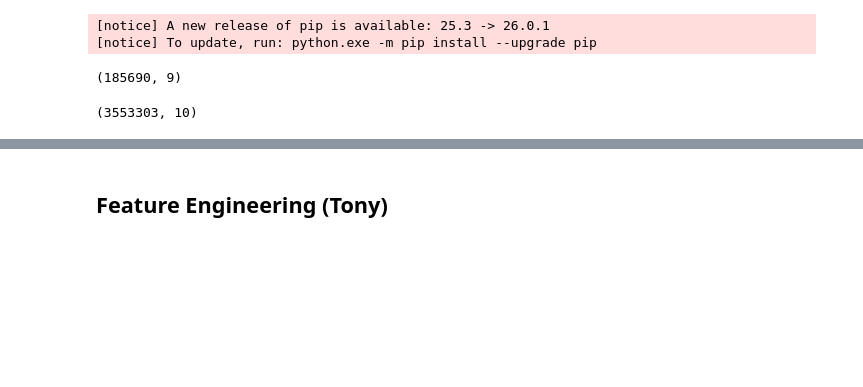
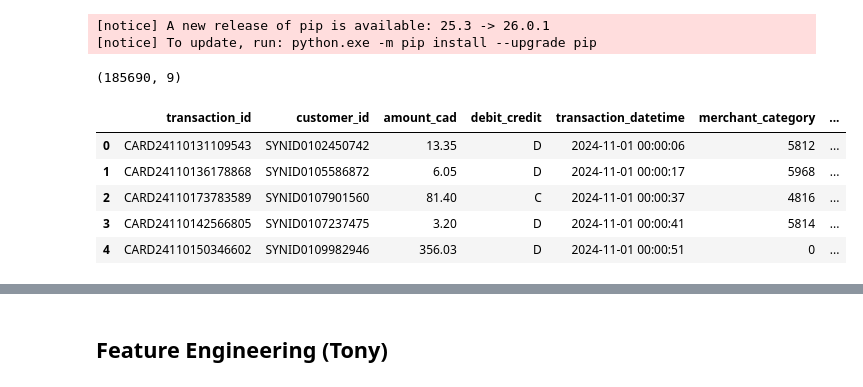
Before and after one commit to GuanlinTony/IMI_Case_Codes, a Jupyter notebook: Tony_FE.ipynb, the cells around one changed output, grey strips where cells are left out. Drawn from its saved outputs; the diff is of its cells as text; code cells hidden in the pictures; blank space fills up the shorter version.

```diff
--- a/Tony_FE.ipynb
+++ b/Tony_FE.ipynb
@@ -90,8 +90,13 @@ abm.shape
 (185690, 9)
 # %%
 card.head()
-card.shape
+# card.shape
 # %% [output]
-(3553303, 10)
+|  | transaction_id | customer_id | amount_cad | debit_credit | transaction_datetime | merchant_category | ... |
+| 0 | CARD24110131109543 | SYNID0102450742 | 13.35 | D | 2024-11-01 00:00:06 | 5812 | ... |
+| 1 | CARD24110136178868 | SYNID0105586872 | 6.05 | D | 2024-11-01 00:00:17 | 5968 | ... |
+| 2 | CARD24110173783589 | SYNID0107901560 | 81.40 | C | 2024-11-01 00:00:37 | 4816 | ... |
+| 3 | CARD24110142566805 | SYNID0107237475 | 3.20 | D | 2024-11-01 00:00:41 | 5814 | ... |
+| 4 | CARD24110150346602 | SYNID0109982946 | 356.03 | D | 2024-11-01 00:00:51 | 0 | ... |
 # %%
 cheque.head()
```
Also changed, not shown: parts of 10 cells of this notebook.
